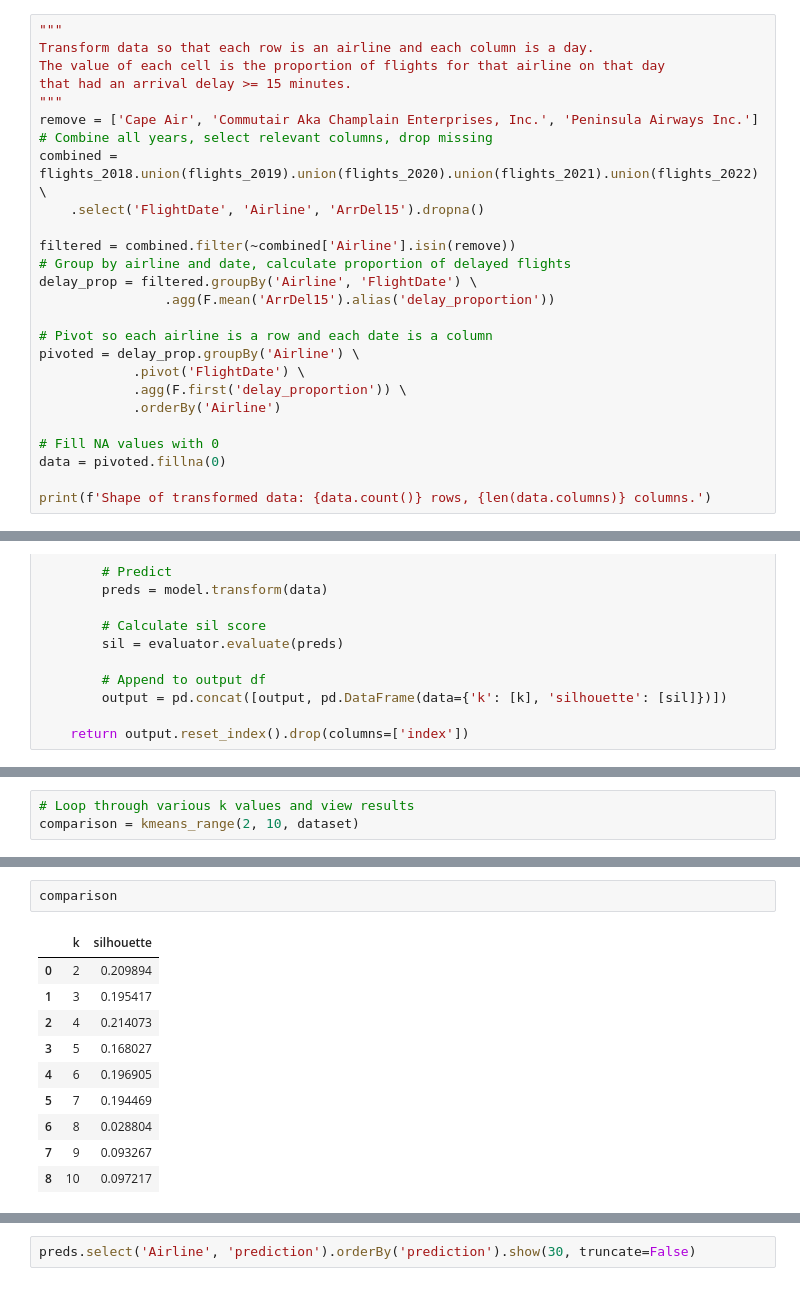
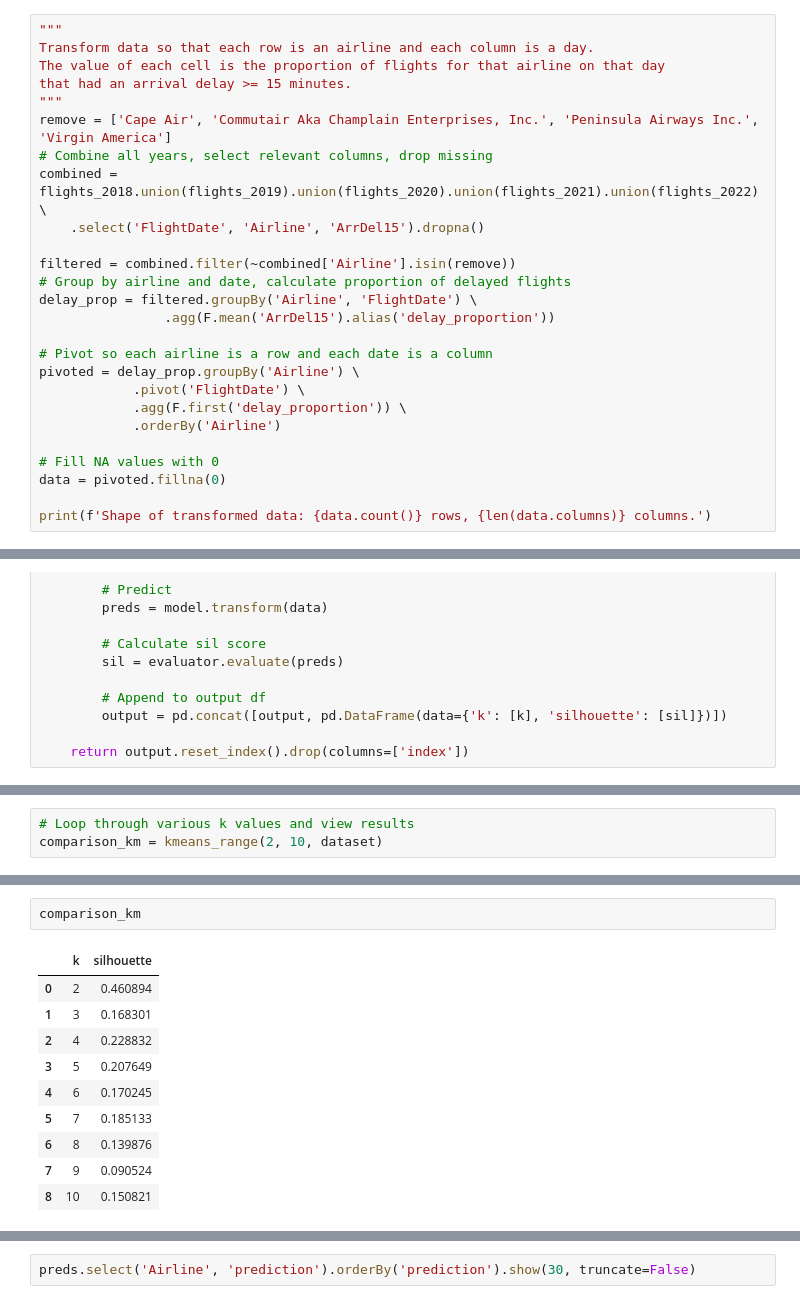
Before and after one commit to i-levy/ds7200_final_project, a Jupyter notebook: modeling_clustering.ipynb, the cells around one changed output, grey strips where cells are left out. Saved outputs shown, nothing was run; the diff lists cells and outputs as text.

```diff
--- a/modeling_clustering.ipynb
+++ b/modeling_clustering.ipynb
@@ -35,7 +35,7 @@ Transform data so that each row is an airline and each column is a day.
 The value of each cell is the proportion of flights for that airline on that day
 that had an arrival delay >= 15 minutes.
 """
-remove = ['Cape Air', 'Commutair Aka Champlain Enterprises, Inc.', 'Peninsula Airways Inc.']
+remove = ['Cape Air', 'Commutair Aka Champlain Enterprises, Inc.', 'Peninsula Airways Inc.', 'Virgin America']
 # Combine all years, select relevant columns, drop missing
 combined = flights_2018.union(flights_2019).union(flights_2020).union(flights_2021).union(flights_2022) \
     .select('FlightDate', 'Airline', 'ArrDel15').dropna()
@@ -184,4 +182,4 @@ comparison_bkm
 # %%
 # Loop through various k values and view results
-comparison = kmeans_range(2, 10, dataset)
+comparison_km = kmeans_range(2, 10, dataset)
 # %% [output]
@@ -207,16 +205,16 @@ comparison = kmeans_range(2, 10, dataset)
 ... (152 outputs left out)
 # %%
-comparison
+comparison_km
 # %% [output]
 |  | k | silhouette |
-| 0 | 2 | 0.209894 |
-| 1 | 3 | 0.195417 |
-| 2 | 4 | 0.214073 |
-| 3 | 5 | 0.168027 |
-| 4 | 6 | 0.196905 |
-| 5 | 7 | 0.194469 |
-| 6 | 8 | 0.028804 |
-| 7 | 9 | 0.093267 |
-| 8 | 10 | 0.097217 |
+| 0 | 2 | 0.460894 |
+| 1 | 3 | 0.168301 |
+| 2 | 4 | 0.228832 |
+| 3 | 5 | 0.207649 |
+| 4 | 6 | 0.170245 |
+| 5 | 7 | 0.185133 |
+| 6 | 8 | 0.139876 |
+| 7 | 9 | 0.090524 |
+| 8 | 10 | 0.150821 |
 # %%
 # Visualize
```
Also changed, not shown: parts of 13 cells of this notebook, 5 other files.
